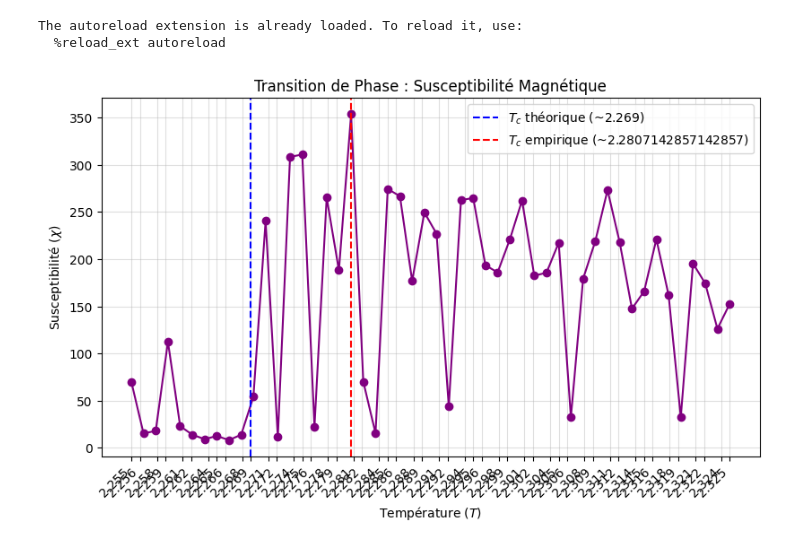
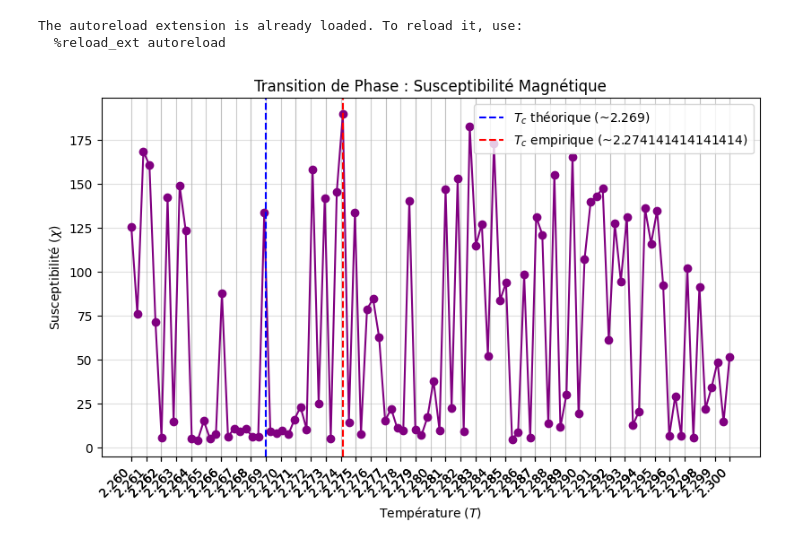
Before and after one commit to JulesPH-EPFL/Ising-Market-Dynamics, a Jupyter notebook: notebooks/analyse.ipynb, the cells around one changed output. Cells and saved outputs as stored; diff of their text form; code cells hidden in the pictures.

```diff
--- a/notebooks/analyse.ipynb
+++ b/notebooks/analyse.ipynb
@@ -21,32 +21,30 @@ from scipy.stats import norm
 The autoreload extension is already loaded. To reload it, use:
   %reload_ext autoreload
 # %%
-N = 2000
-
-list_T = np.linspace(2.255, 2.325, 50)
+list_T = np.linspace(2.26, 2.3, 100)
 dict_results = {}
 
 for T in list_T:
     sim = MarketSimulator(
-        N=N,
+        N=1000,
         T=T,
         J=1.0,
         h=0.0,
-        Delta_t=20000,
+        Delta_t=8000,
         P_0=100,
-        lambd=100
+        lambd_0=100
     )
 
     filename = sim.run()
 
     analyzer = MarketMetrics(filename)
-    susceptibility = analyzer.calculate_susceptibility(N, T)
+    susceptibility = analyzer.calculate_susceptibility(1000, T)
     dict_results[f"{T}"] = susceptibility
 
 
 T_c = plot_susceptibility_curve(dict_results)
 # %% [output]
-[figure, old version]
+[figure, new version]
 # %%
 # Initialisation du simulateur
 T = T_c
```
Also changed, not shown: parts of 5 cells of this notebook, 3 other files.
